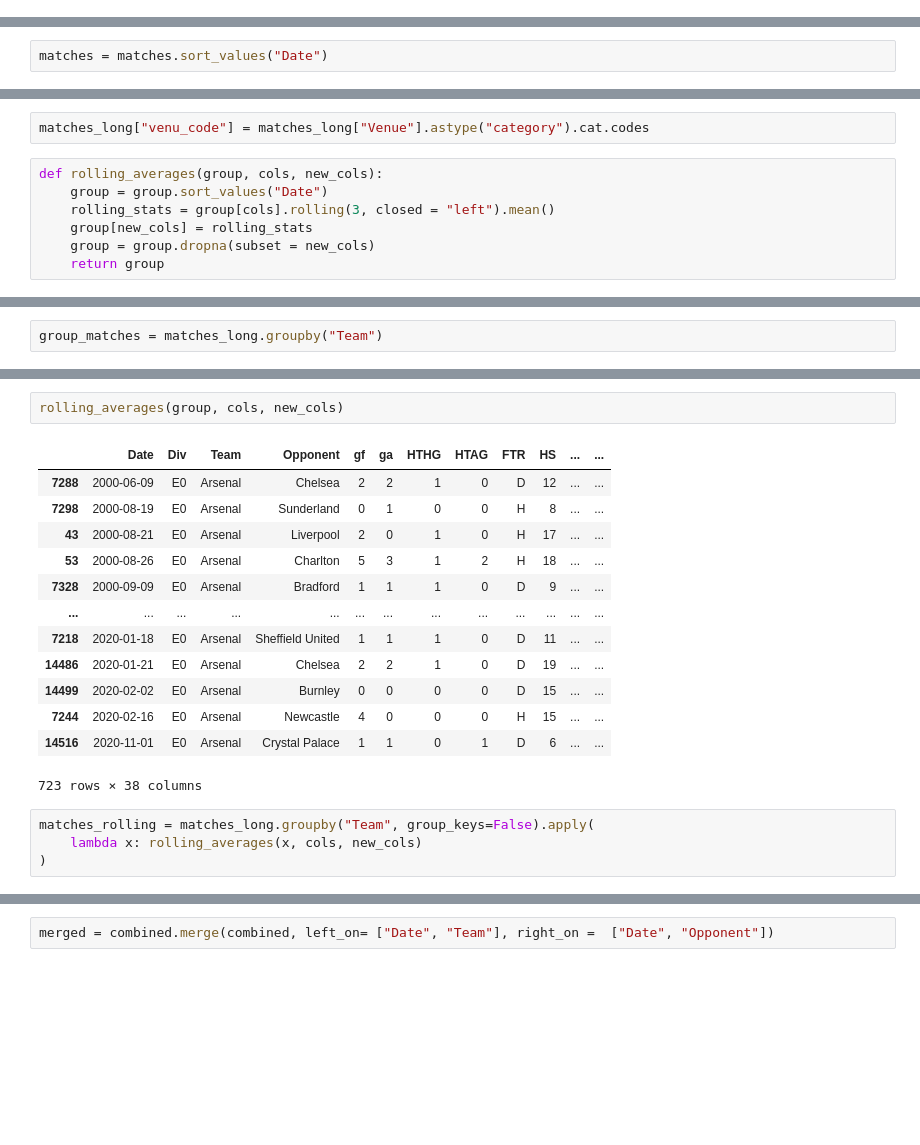
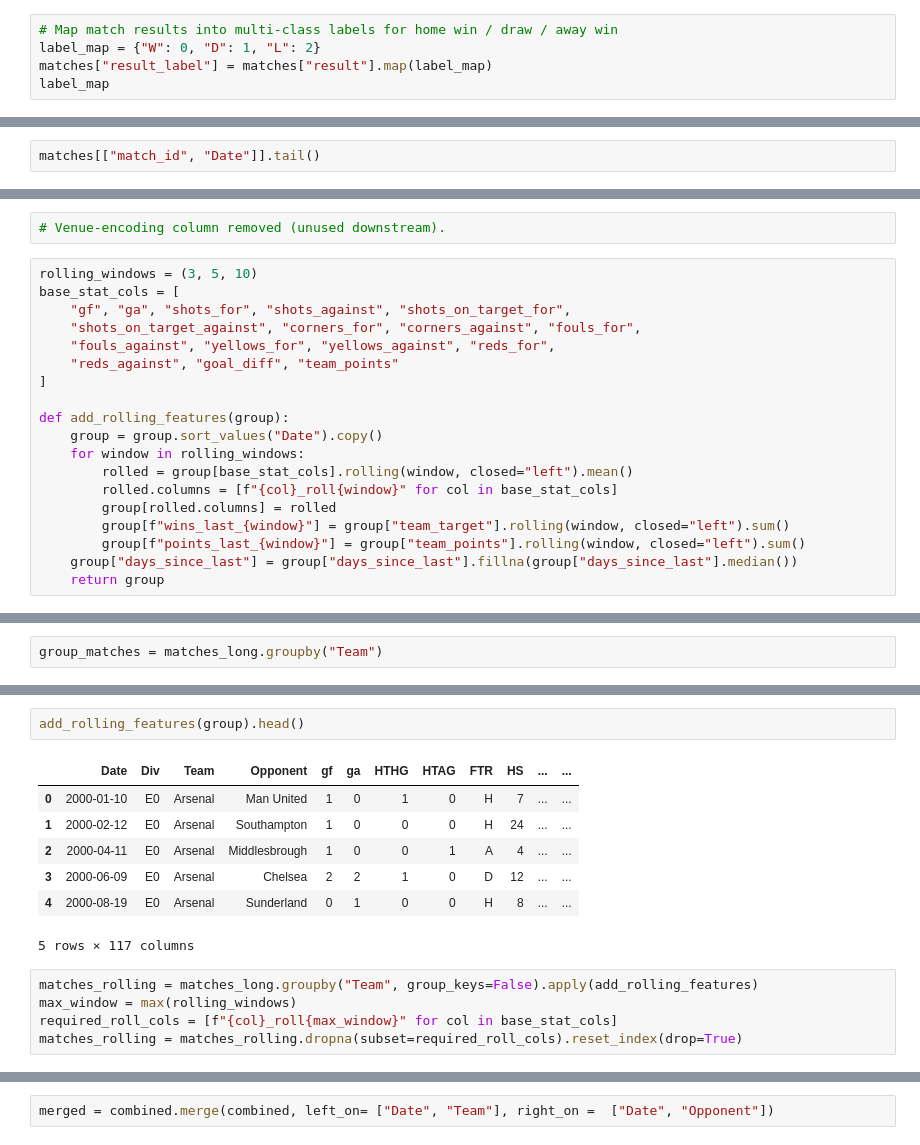
Before and after one commit to lordhokage/epl_football_prediction, a Jupyter notebook: notebooks/predict.ipynb, the cells around one changed output, grey strips where cells are left out. Saved outputs shown, nothing was run; the diff lists cells and outputs as text; blank space fills up the shorter version.

```diff
--- a/notebooks/predict.ipynb
+++ b/notebooks/predict.ipynb
@@ -189,0 +213,5 @@ matches['target'] = (matches['result']== 'W').astype('int')
+# %%
+# Map match results into multi-class labels for home win / draw / away win
+label_map = {"W": 0, "D": 1, "L": 2}
+matches["result_label"] = matches["result"].map(label_map)
+label_map
@@ -210,2 +240,2 @@ matches.tail()
 # %%
-matches = matches.sort_values("Date")
+matches[["match_id", "Date"]].tail()
@@ -383,10 +496,22 @@ matches_long = pd.concat([home, away], ignore_index=True)
 # %%
-matches_long["venu_code"] = matches_long["Venue"].astype("category").cat.codes
+# Venue-encoding column removed (unused downstream).
 # %%
-def rolling_averages(group, cols, new_cols):
-    group = group.sort_values("Date")
-    rolling_stats = group[cols].rolling(3, closed = "left").mean()
-    group[new_cols] = rolling_stats
-    group = group.dropna(subset = new_cols)
+rolling_windows = (3, 5, 10)
+base_stat_cols = [
+    "gf", "ga", "shots_for", "shots_against", "shots_on_target_for",
+    "shots_on_target_against", "corners_for", "corners_against", "fouls_for",
+    "fouls_against", "yellows_for", "yellows_against", "reds_for",
+    "reds_against", "goal_diff", "team_points"
+]
+
+def add_rolling_features(group):
+    group = group.sort_values("Date").copy()
+    for window in rolling_windows:
+        rolled = group[base_stat_cols].rolling(window, closed="left").mean()
+        rolled.columns = [f"{col}_roll{window}" for col in base_stat_cols]
+        group[rolled.columns] = rolled
+        group[f"wins_last_{window}"] = group["team_target"].rolling(window, closed="left").sum()
+        group[f"points_last_{window}"] = group["team_points"].rolling(window, closed="left").sum()
+    group["days_since_last"] = group["days_since_last"].fillna(group["days_since_last"].median())
     return group
 # %%
@@ -425,23 +559,18 @@ group
 # %%
-rolling_averages(group, cols, new_cols)
+add_rolling_features(group).head()
 # %% [output]
 |  | Date | Div | Team | Opponent | gf | ga | HTHG | HTAG | FTR | HS | ... | ... |
-| 7288 | 2000-06-09 | E0 | Arsenal | Chelsea | 2 | 2 | 1 | 0 | D | 12 | ... | ... |
-| 7298 | 2000-08-19 | E0 | Arsenal | Sunderland | 0 | 1 | 0 | 0 | H | 8 | ... | ... |
-| 43 | 2000-08-21 | E0 | Arsenal | Liverpool | 2 | 0 | 1 | 0 | H | 17 | ... | ... |
-| 53 | 2000-08-26 | E0 | Arsenal | Charlton | 5 | 3 | 1 | 2 | H | 18 | ... | ... |
-| 7328 | 2000-09-09 | E0 | Arsenal | Bradford | 1 | 1 | 1 | 0 | D | 9 | ... | ... |
-| ... | ... | ... | ... | ... | ... | ... | ... | ... | ... | ... | ... | ... |
-| 7218 | 2020-01-18 | E0 | Arsenal | Sheffield United | 1 | 1 | 1 | 0 | D | 11 | ... | ... |
-| 14486 | 2020-01-21 | E0 | Arsenal | Chelsea | 2 | 2 | 1 | 0 | D | 19 | ... | ... |
-| 14499 | 2020-02-02 | E0 | Arsenal | Burnley | 0 | 0 | 0 | 0 | D | 15 | ... | ... |
-| 7244 | 2020-02-16 | E0 | Arsenal | Newcastle | 4 | 0 | 0 | 0 | H | 15 | ... | ... |
-| 14516 | 2020-11-01 | E0 | Arsenal | Crystal Palace | 1 | 1 | 0 | 1 | D | 6 | ... | ... |
+| 0 | 2000-01-10 | E0 | Arsenal | Man United | 1 | 0 | 1 | 0 | H | 7 | ... | ... |
+| 1 | 2000-02-12 | E0 | Arsenal | Southampton | 1 | 0 | 0 | 0 | H | 24 | ... | ... |
+| 2 | 2000-04-11 | E0 | Arsenal | Middlesbrough | 1 | 0 | 0 | 1 | A | 4 | ... | ... |
+| 3 | 2000-06-09 | E0 | Arsenal | Chelsea | 2 | 2 | 1 | 0 | D | 12 | ... | ... |
+| 4 | 2000-08-19 | E0 | Arsenal | Sunderland | 0 | 1 | 0 | 0 | H | 8 | ... | ... |
-723 rows × 38 columns
+5 rows × 117 columns
 # %%
-matches_rolling = matches_long.groupby("Team", group_keys=False).apply(
-    lambda x: rolling_averages(x, cols, new_cols)
-)
+matches_rolling = matches_long.groupby("Team", group_keys=False).apply(add_rolling_features)
+max_window = max(rolling_windows)
+required_roll_cols = [f"{col}_roll{max_window}" for col in base_stat_cols]
+matches_rolling = matches_rolling.dropna(subset=required_roll_cols).reset_index(drop=True)
 # %%
 matches_rolling
 # %% [output]
```
Also changed, not shown: parts of 85 cells of this notebook, 13 other files.
